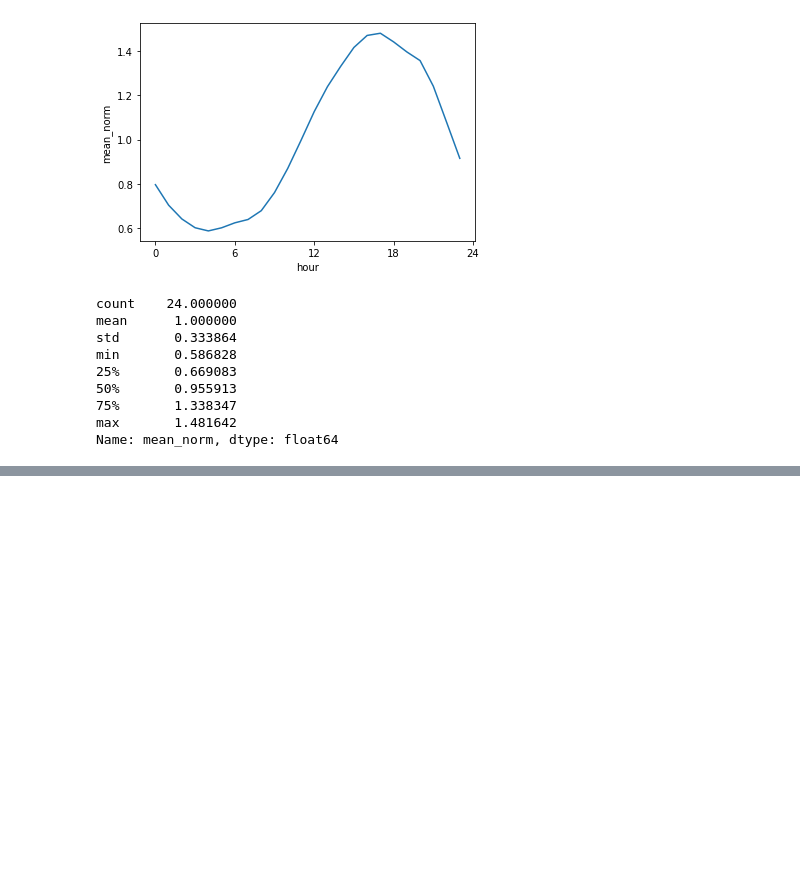
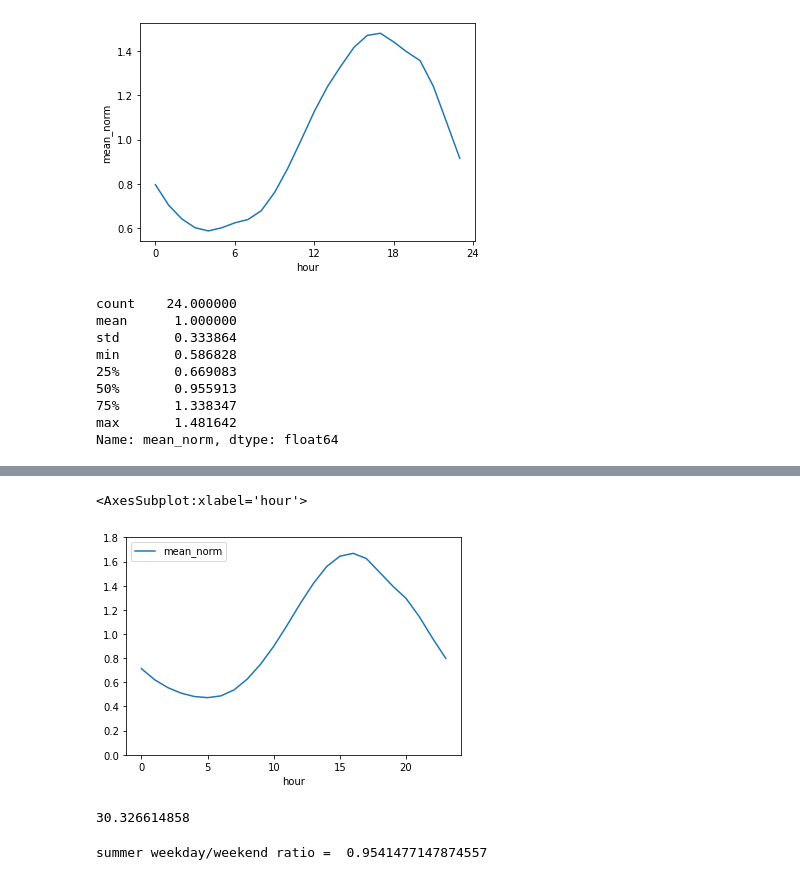
Before and after one commit to josephko91/anthropogenic-heat-la, a Jupyter notebook: residential-smart-meter.ipynb, the cells around one changed output, grey strips where cells are left out. Cells and saved outputs as stored; diff of their text form; code cells hidden in the pictures; blank space fills up the shorter version.

```diff
--- a/residential-smart-meter.ipynb
+++ b/residential-smart-meter.ipynb
@@ -247,0 +304,18 @@ Name: mean_norm, dtype: float64
+# %%
+# Weekend (Saturday) in the hottest month (August)
+df_cz9_summer_weekend = df_cz9[(df_cz9.month==8) & (df_cz9.day==7)].copy()
+df_cz9_summer_weekend['mean_norm'] = df_cz9_summer_weekend['mean']/df_cz9_summer_weekend['mean'].mean()
+df_cz9_summer_weekend.plot(x='hour', y='mean_norm', ylim=(0,1.8))
+# %% [output]
+<AxesSubplot:xlabel='hour'>
+[figure, added]
+# %%
+df_cz9_summer_weekend['mean'].sum()
+# %% [output]
+30.326614858
+# %%
+# Weekday/Weekend Ratio for Summer (August)
+summer_weekday_weekend_ratio = df_cz9_summer_weekday['mean'].sum()/df_cz9_summer_weekend['mean'].sum()
+print('summer weekday/weekend ratio = ', summer_weekday_weekend_ratio)
+# %% [output]
+summer weekday/weekend ratio =  0.9541477147874557
```
Also changed, not shown: parts of 14 cells of this notebook.
